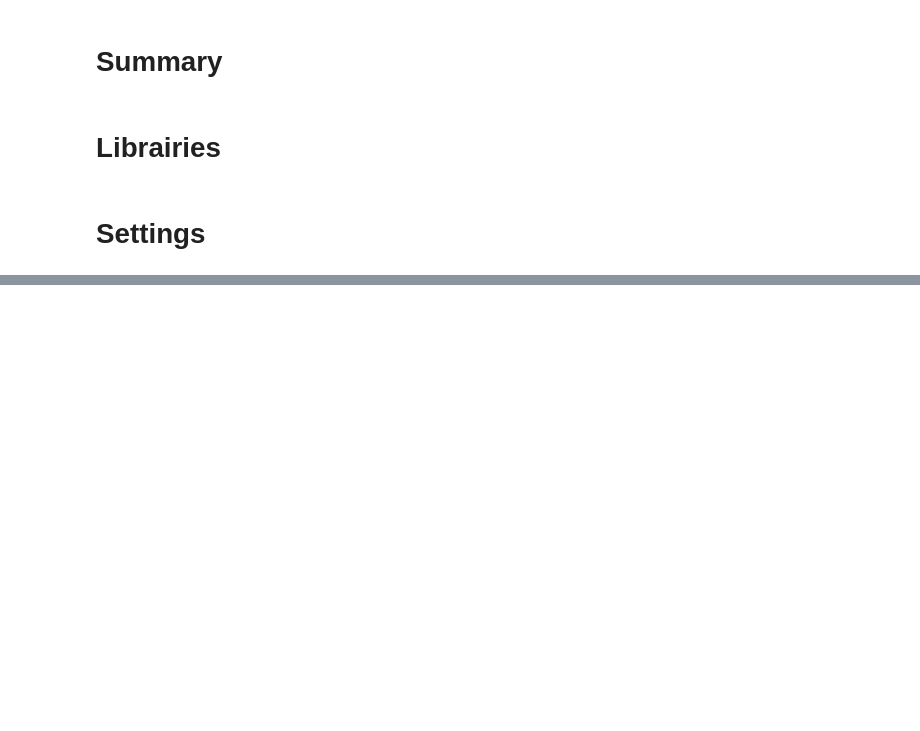
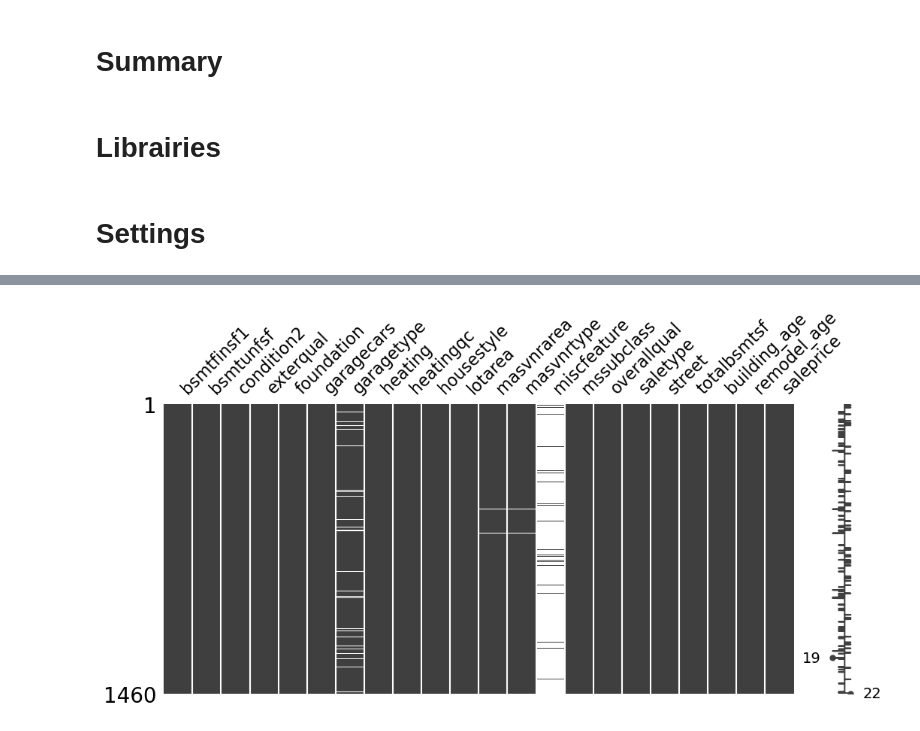
Before and after one commit to itachi44/house_pricing_mlops, a Jupyter notebook: notebooks/house_pricing_analyse.ipynb, the cells around one changed output, grey strips where cells are left out. Saved outputs shown, nothing was run; the diff lists cells and outputs as text; code cells hidden in the pictures; blank space fills up the shorter version.

```diff
--- a/notebooks/house_pricing_analyse.ipynb
+++ b/notebooks/house_pricing_analyse.ipynb
@@ -62,0 +229,4 @@ TARGET_NAME = MODEL_PARAMS["TARGET"]
+# %%
+msno.matrix(data.loc[:, FEATURES + [TARGET_NAME]], figsize=(12, 5));
+# %% [output]
+[figure, added]
```
Also changed, not shown: parts of 35 cells of this notebook, 4 other files.
